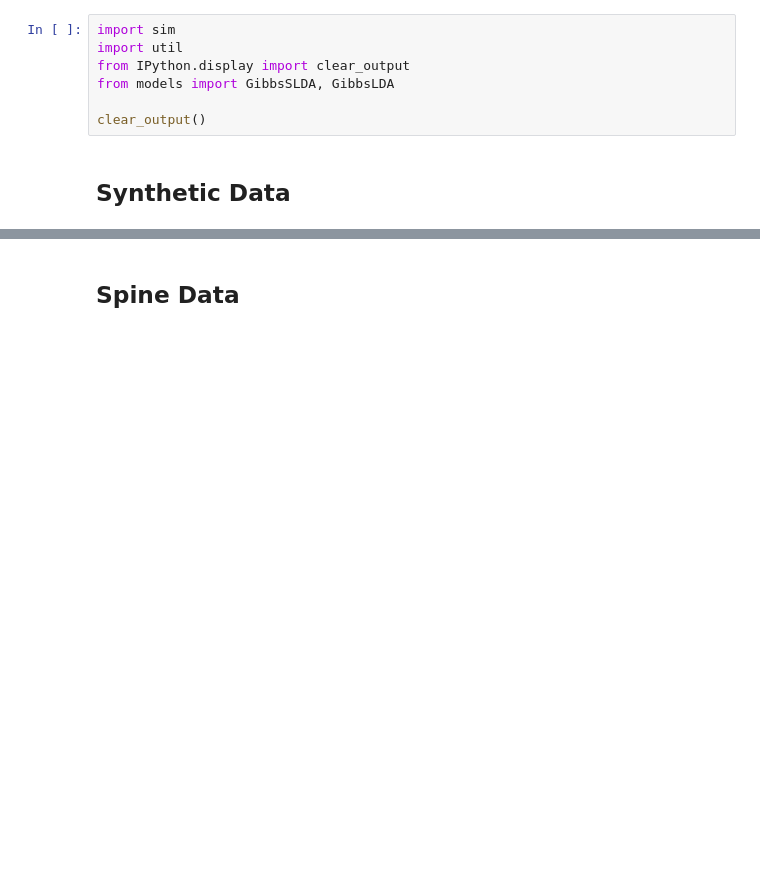
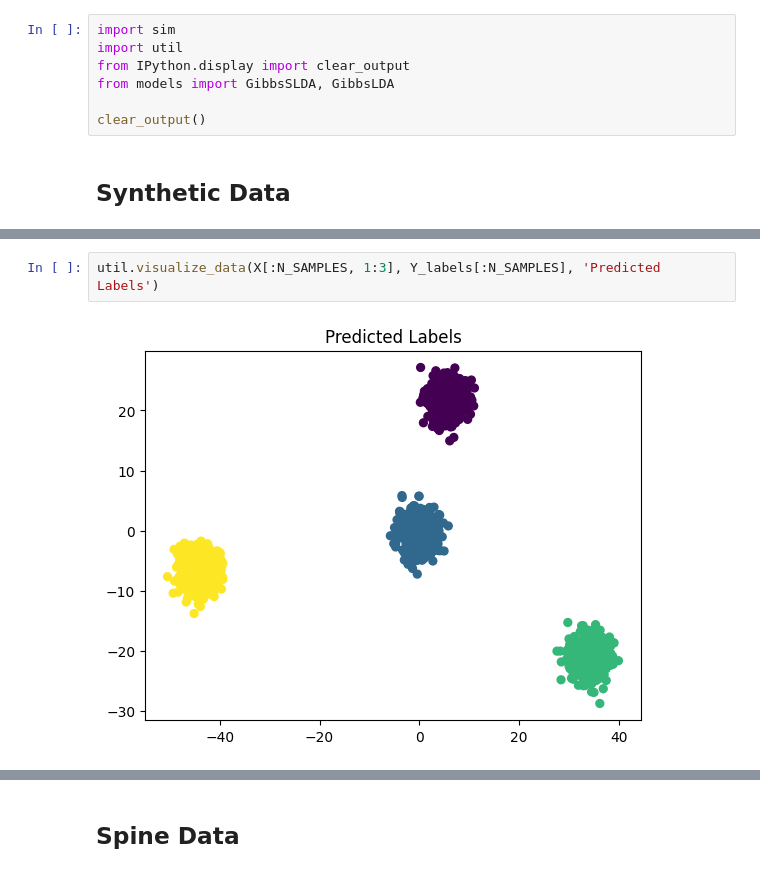
Before and after one commit to craigfouts/GibbsLDA, a Jupyter notebook: sandbox.ipynb, the cells around one changed output, grey strips where cells are left out. Drawn from its saved outputs; the diff is of its cells as text; blank space fills up the shorter version.

```diff
--- a/sandbox.ipynb
+++ b/sandbox.ipynb
@@ -50,0 +55,4 @@ Score: 0.993
+# %%
+util.visualize_data(X[:N_SAMPLES, 1:3], Y_labels[:N_SAMPLES], 'Predicted Labels')
+# %% [output]
+[figure, added]
```
Also changed, not shown: parts of 9 cells of this notebook, 2 other files.
